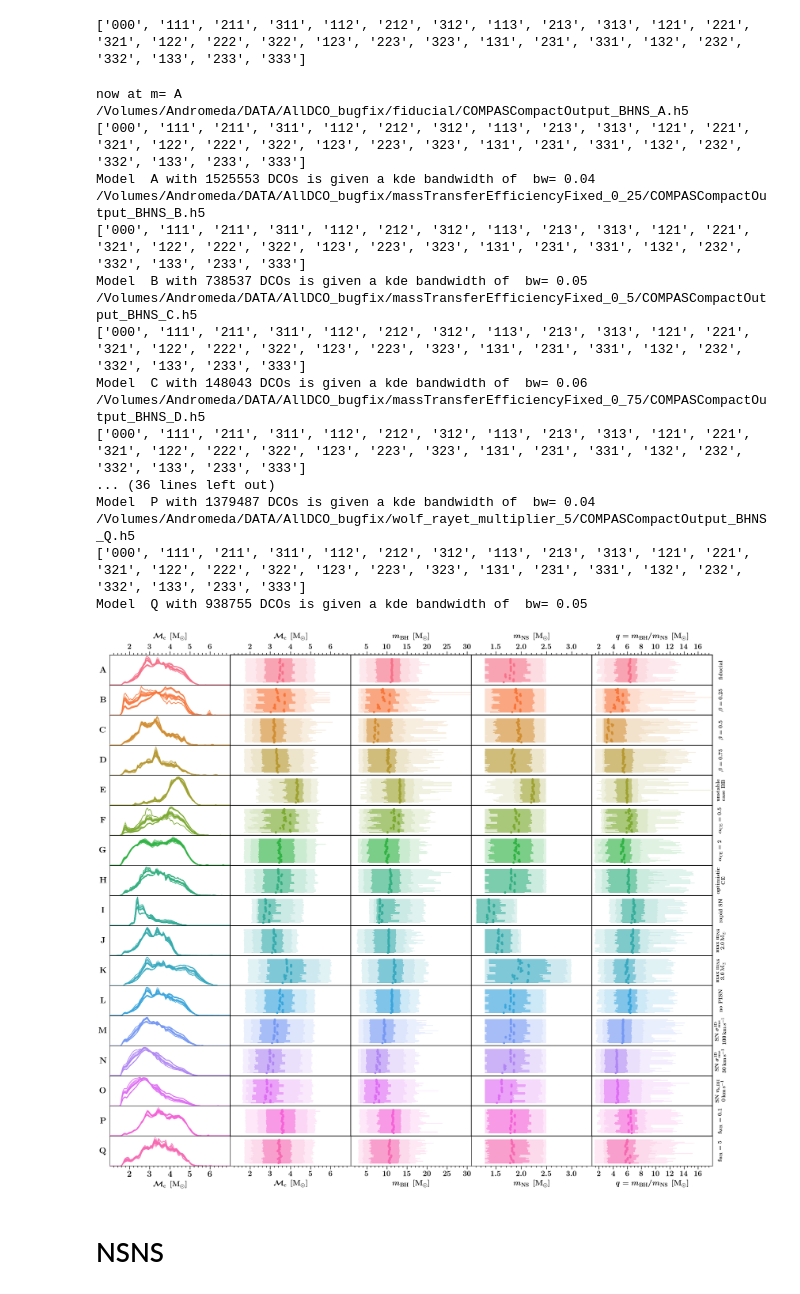
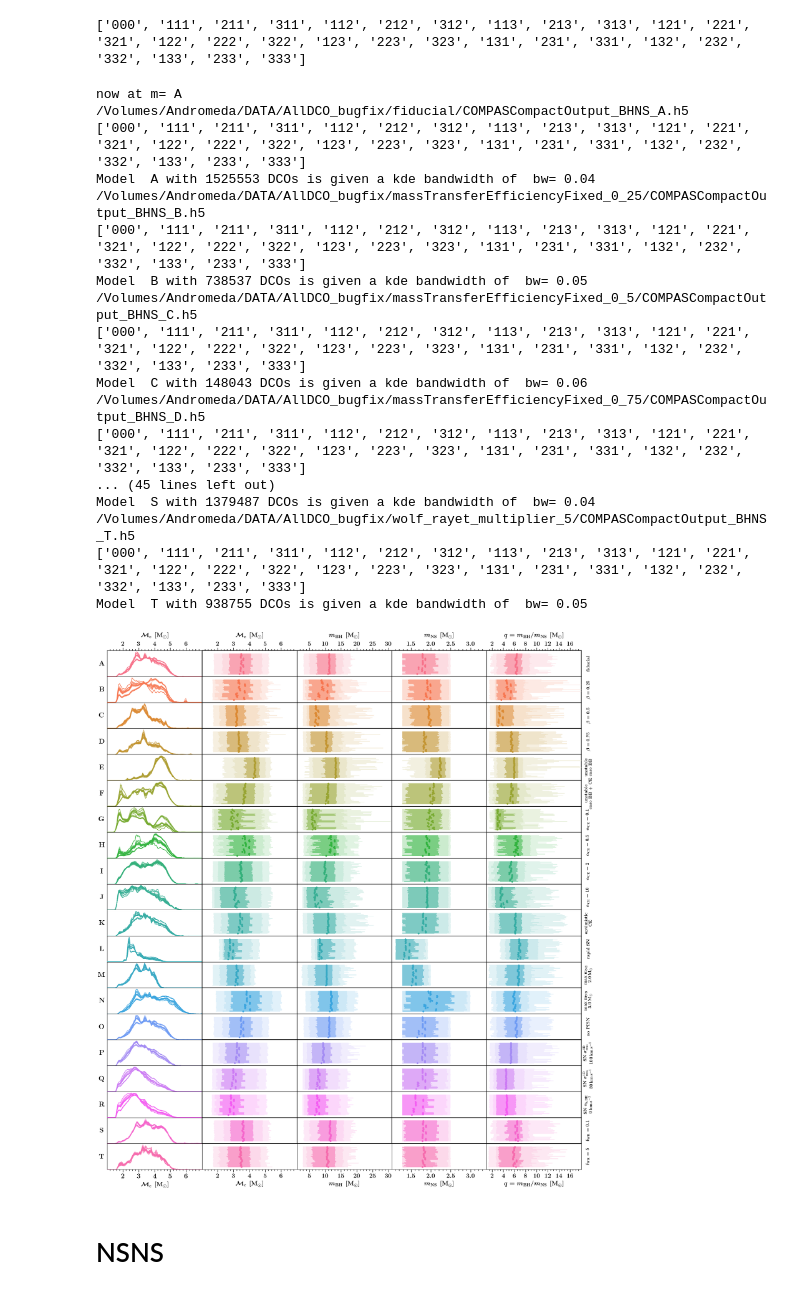
Before and after one commit to FloorBroekgaarden/Double-Compact-Object-Mergers, a Jupyter notebook: plottingCode/Fig_4_and_Fig_5_and_Fig_6/make_figure_4_5_and_6-Only_Masses.ipynb, the cells around one changed output. Cells and saved outputs as stored; diff of their text form; code cells hidden in the pictures.

Commit message:
update plots

```diff
--- a/plottingCode/Fig_4_and_Fig_5_and_Fig_6/make_figure_4_5_and_6-Only_Masses.ipynb
+++ b/plottingCode/Fig_4_and_Fig_5_and_Fig_6/make_figure_4_5_and_6-Only_Masses.ipynb
@@ -99,8 +99,8 @@ print(MSSFRnameslist)
 # %% [output]
 ['000', '111', '211', '311', '112', '212', '312', '113', '213', '313', '121', '221', '321', '122', '222', '322', '123', '223', '323', '131', '231', '331', '132', '232', '332', '133', '233', '333']
 # %%
-nModels=17
-BPSnameslist = list(string.ascii_uppercase)[0:nModels]
+# nModels=17
+# BPSnameslist = list(string.ascii_uppercase)[0:nModels]
 
 # physicalNamesBPSmodelsWithEnter = [r'\textbf{fiducial}',\
 #                            r'$\beta=0.25$', r'$\beta=0.5$',  r'$\beta=0.75$',r'\textbf{unstable}' + '\n'+ r'\textbf{case BB}',\
@@ -614,8 +603,8 @@ path_dir = '/Volumes/Andromeda/DATA/AllDCO_bugfix/'
 
 
 
-ncols, nrows= 5,17
-f, ax= plt.subplots(ncols=ncols,nrows=nrows,figsize=(26,23),
+ncols, nrows= 5,20
+f, ax= plt.subplots(ncols=ncols,nrows=nrows,figsize=(25,28),
               gridspec_kw={"width_ratios":1.5*np.ones(ncols), "height_ratios":1*np.ones(nrows)})
 
 
@@ -636,8 +625,8 @@ DCOtype='BHNS'
 
 
 # GLOBAL SETTINGS
-nModels=17  # number of BPS models we are comparing
-BPSnameslist = list(string.ascii_uppercase)[0:nModels] # the label letters for these models
+# nModels=17  # number of BPS models we are comparing
+# BPSnameslist = list(string.ascii_uppercase)[0:nModels] # the label letters for these models
 whichWeight='det' # which weighting we want (intrinisic or detecter)
 # path to the file with the distribution quantiles / percentiles:
 pathQuantiles='/Users/floorbroekgaarden/Projects/GitHub/Double-Compact-Object-Mergers/dataFiles/summary_data_Fig_4_5_6/'
@@ -746,35 +735,35 @@ layoutAxesNoYlabel(ax=ax2x, nameX=xlabelname, nameY=None, second=True, labelpad=
 
 # add y labels on the right.
 for ind_bps, bps_name in enumerate(BPSnameslist):
     nameY = alphabetPhysicalNameDictWithEnter[bps_name]
     ax2y = ax[ind_bps,axe_ind].twinx()
 
     make_up_axis_single_ax(ax2y, 'A', BPSnameslist, xlim, ylim, nameY=None, logY=False, logX=False)
     layoutAxesNoXlabel(ax=ax2y, nameX=None, nameY=nameY, labelpad=25, rotation=90, fontsize=16)
 
 
 ##  SAVE FIG  ###
 plt.tight_layout()
 plt.subplots_adjust(wspace=0, hspace=0)
 plt.savefig('./KDEplot_masses' + whichWeight +'_'  + TYPE+ '.png', transparent=False)
 plt.show()
 plt.close()
 # %% [output]
 now at m= A
 /Volumes/Andromeda/DATA/AllDCO_bugfix/fiducial/COMPASCompactOutput_BHNS_A.h5
 ['000', '111', '211', '311', '112', '212', '312', '113', '213', '313', '121', '221', '321', '122', '222', '322', '123', '223', '323', '131', '231', '331', '132', '232', '332', '133', '233', '333']
 Model  A with 1525553 DCOs is given a kde bandwidth of  bw= 0.04
 /Volumes/Andromeda/DATA/AllDCO_bugfix/massTransferEfficiencyFixed_0_25/COMPASCompactOutput_BHNS_B.h5
 ['000', '111', '211', '311', '112', '212', '312', '113', '213', '313', '121', '221', '321', '122', '222', '322', '123', '223', '323', '131', '231', '331', '132', '232', '332', '133', '233', '333']
 Model  B with 738537 DCOs is given a kde bandwidth of  bw= 0.05
 /Volumes/Andromeda/DATA/AllDCO_bugfix/massTransferEfficiencyFixed_0_5/COMPASCompactOutput_BHNS_C.h5
 ['000', '111', '211', '311', '112', '212', '312', '113', '213', '313', '121', '221', '321', '122', '222', '322', '123', '223', '323', '131', '231', '331', '132', '232', '332', '133', '233', '333']
 Model  C with 148043 DCOs is given a kde bandwidth of  bw= 0.06
 /Volumes/Andromeda/DATA/AllDCO_bugfix/massTransferEfficiencyFixed_0_75/COMPASCompactOutput_BHNS_D.h5
 ['000', '111', '211', '311', '112', '212', '312', '113', '213', '313', '121', '221', '321', '122', '222', '322', '123', '223', '323', '131', '231', '331', '132', '232', '332', '133', '233', '333']
-... (36 lines left out)
-Model  P with 1379487 DCOs is given a kde bandwidth of  bw= 0.04
-/Volumes/Andromeda/DATA/AllDCO_bugfix/wolf_rayet_multiplier_5/COMPASCompactOutput_BHNS_Q.h5
+... (45 lines left out)
+Model  S with 1379487 DCOs is given a kde bandwidth of  bw= 0.04
+/Volumes/Andromeda/DATA/AllDCO_bugfix/wolf_rayet_multiplier_5/COMPASCompactOutput_BHNS_T.h5
 ['000', '111', '211', '311', '112', '212', '312', '113', '213', '313', '121', '221', '321', '122', '222', '322', '123', '223', '323', '131', '231', '331', '132', '232', '332', '133', '233', '333']
-Model  Q with 938755 DCOs is given a kde bandwidth of  bw= 0.05
+Model  T with 938755 DCOs is given a kde bandwidth of  bw= 0.05
-[figure, old version]
+[figure, new version]
```
Also changed, not shown: parts of 13 cells of this notebook, 6 other files.
